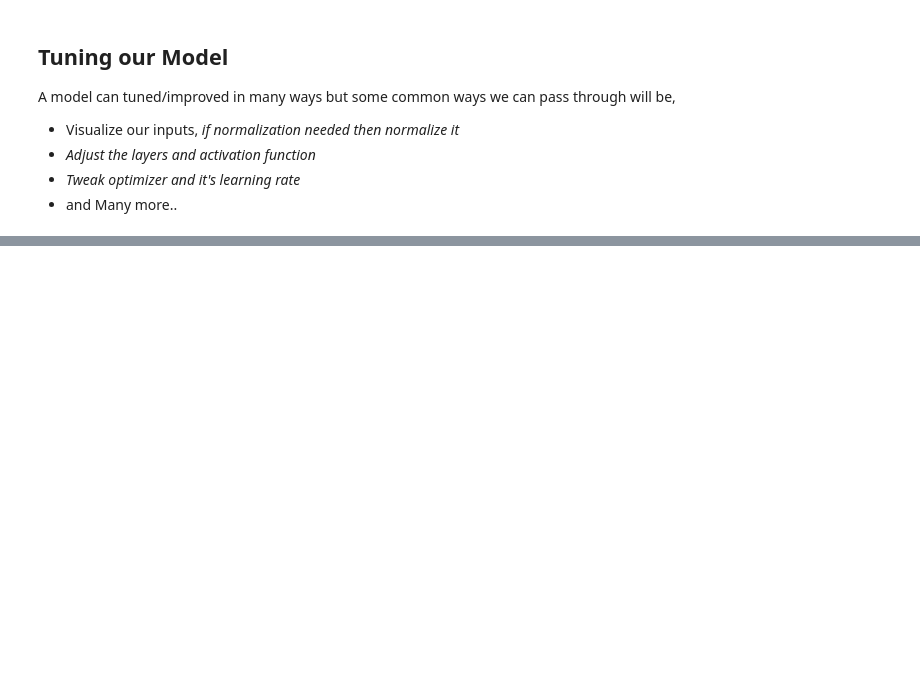
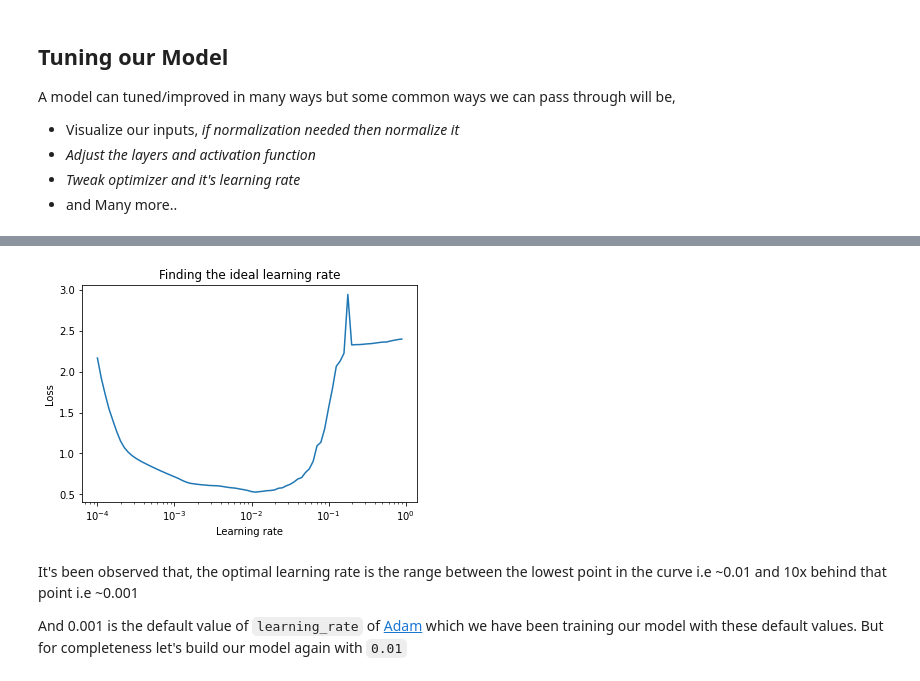
Before and after one commit to SaketMunda/mnist-digit-recognition, a Jupyter notebook: recognise_handwritten_digits.ipynb, the cells around one changed output, grey strips where cells are left out. Cells and saved outputs as stored; diff of their text form; code cells hidden in the pictures; blank space fills up the shorter version.

Commit message:
model tuning continue

```diff
--- a/recognise_handwritten_digits.ipynb
+++ b/recognise_handwritten_digits.ipynb
@@ -269,0 +266,4 @@ A model can tuned/improved in many ways but some common ways we can pass through
+# %%
+# let's normalize our training and valid data
+X_train_norm = X_train / X_train.max()
+X_valid_norm = X_valid / X_valid.max()
@@ -269,0 +362,26 @@ A model can tuned/improved in many ways but some common ways we can pass through
+# %%
+# set the random seed
+tf.random.set_seed(17)
+
+# Create a model
+model_3 = tf.keras.Sequential([
+    tf.keras.layers.Flatten(input_shape=(28,28)),
+    tf.keras.layers.Dense(4, activation='relu'),
+    tf.keras.layers.Dense(4, activation='relu'),
+    tf.keras.layers.Dense(10, activation='softmax')
+])
+
+# Compile a model
+model_3.compile(loss='sparse_categorical_crossentropy',
+                optimizer=tf.keras.optimizers.Adam(),
+                metrics=['accuracy'])
+
+# Create a learning rate callback
+lr_schedular = tf.keras.callbacks.LearningRateScheduler(lambda epoch: 1e-4 * 10**(epoch/20))
+
+# Fit the model
+history_3 = model_3.fit(X_train_norm,
+                        y_train,
+                        epochs=80,
+                        validation_data=(X_valid_norm, y_valid),
+                        callbacks=[lr_schedular])
@@ -269,0 +412,13 @@ A model can tuned/improved in many ways but some common ways we can pass through
+# %%
+epochs = 80 # we chose 80 epochs to fit our model
+lrs = 1e-4 * (10**(tf.range(epochs)/20)) # this is the same lambda variable which we declared with LearningRateScheduler
+plt.semilogx(lrs, history_3.history['loss']) # we accessing here the loss value from history that we recieved after fitting the model
+plt.xlabel("Learning rate")
+plt.ylabel("Loss")
+plt.title("Finding the ideal learning rate");
+# %% [output]
+[figure, added]
+# %% [markdown]
+It's been observed that, the optimal learning rate is the range between the lowest point in the curve i.e ~0.01 and 10x behind that point i.e ~0.001
+
+And 0.001 is the default value of `learning_rate` of [Adam](https://www.tensorflow.org/api_docs/python/tf/keras/optimizers/Adam) which we have been training our model with these default values. But for completeness let's build our model again with `0.01`
```
Also changed, not shown: parts of 26 cells of this notebook.
